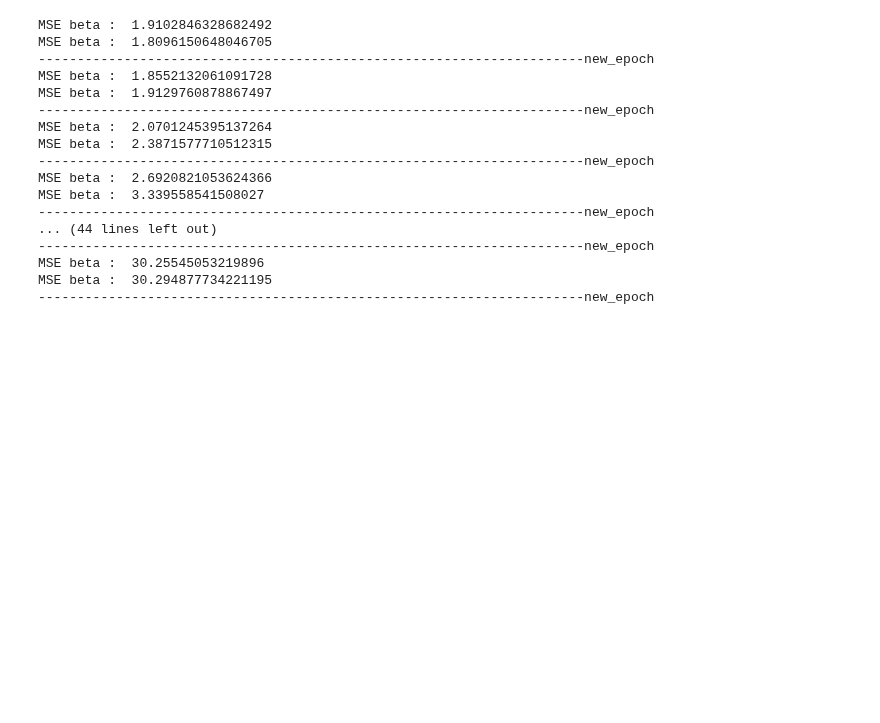
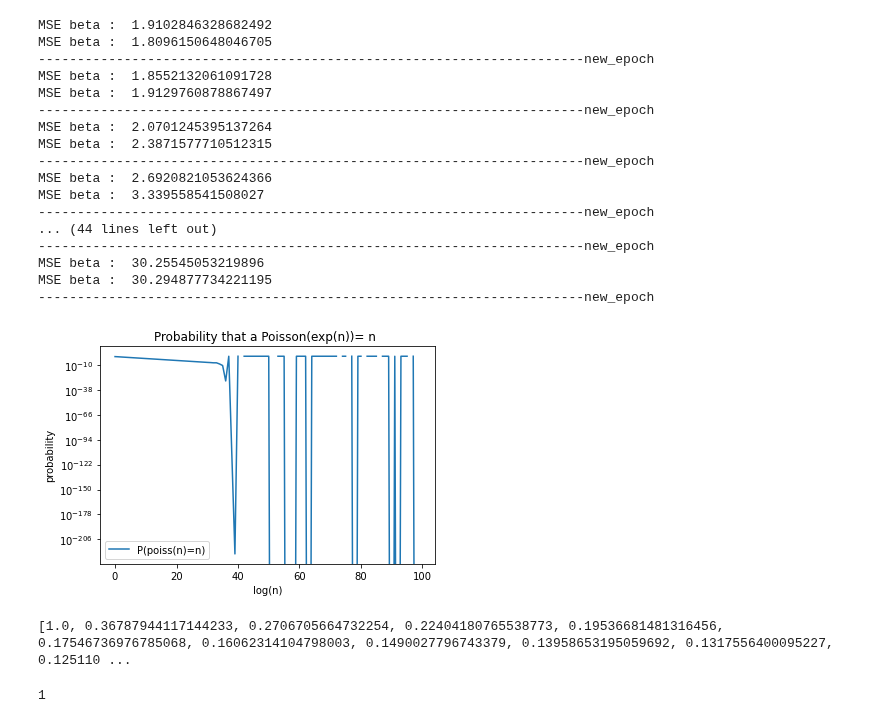
Before and after one commit to PLN-team/pyPLNmodels, a Jupyter notebook: MC_PLNPCA.ipynb, the cells around one changed output. Drawn from its saved outputs; the diff is of its cells as text; code cells hidden in the pictures; blank space fills up the shorter version.

```diff
--- a/MC_PLNPCA.ipynb
+++ b/MC_PLNPCA.ipynb
@@ -463,9 +535,11 @@ sns.heatmap(true_beta)
 # %%
-batch_size = n//5
+batch_size = 5
 model = MC_PLNPCA(q,batch_size)
 model.init_data(Y_sampled, O, covariates)
 
+torch.manual_seed(int(time.time()))
 for Y_b, covariates_b, O_b in model.get_batch(model.batch_size):
+    print('Y_b : ', Y_b)
     W = torch.randn(5, model.batch_size,q)
-    model.fit_batch(Y_b, covariates_b, O_b,W)
+    model.check_batch(Y_b, covariates_b, O_b,W)
 # %% [output]
@@ -795,3 +884,43 @@ MSE beta :  3.339558541508027
 MSE beta :  30.25545053219896
 MSE beta :  30.294877734221195
 ----------------------------------------------------------------------new_epoch
+# %%
+def proba_mean(mean_):
+    mean = torch.Tensor([mean_])
+    k = torch.Tensor([int(mean)])
+    log_fact = -log_stirling(torch.Tensor([k]))
+    exp_term = - mean
+    data_term = k*torch.log(mean)
+    somme = log_fact + exp_term + data_term
+    #print('somme ', somme)
+    #print('result : ', torch.exp(somme))
+    return torch.exp(somme)
+
+for i in range(60):
+    pass
+    #print('proab', proba_mean(np.exp(i)))
+
+length = 100
+prob = [proba_mean(np.exp(i)).numpy() for i in range(length)]
+
+fig= plt.figure()
+plt.plot(np.arange(length),prob, label = 'P(poiss(n)=n)')
+plt.yscale('log')
+plt.ylabel('probability')
+plt.xlabel('log(n)')
+plt.title('Probability that a Poisson(exp(n))= n ')
+plt.legend()
+#plt.savefig('poisson distribution')
+# %% [output]
+[figure, added]
+# %%
+def poiss_density(mean, k ):
+    return 1/factorial(k)*np.exp(-mean)*mean**k
+
+#print([poiss_density(i,i) for i in range(70)])
+# %% [output]
+[1.0, 0.36787944117144233, 0.2706705664732254, 0.22404180765538773, 0.19536681481316456, 0.17546736976785068, 0.16062314104798003, 0.1490027796743379, 0.13958653195059692, 0.1317556400095227, 0.125110 ...
+# %%
+int(1)
+# %% [output]
+1
```
Also changed, not shown: parts of 29 cells of this notebook, 3 other files.
